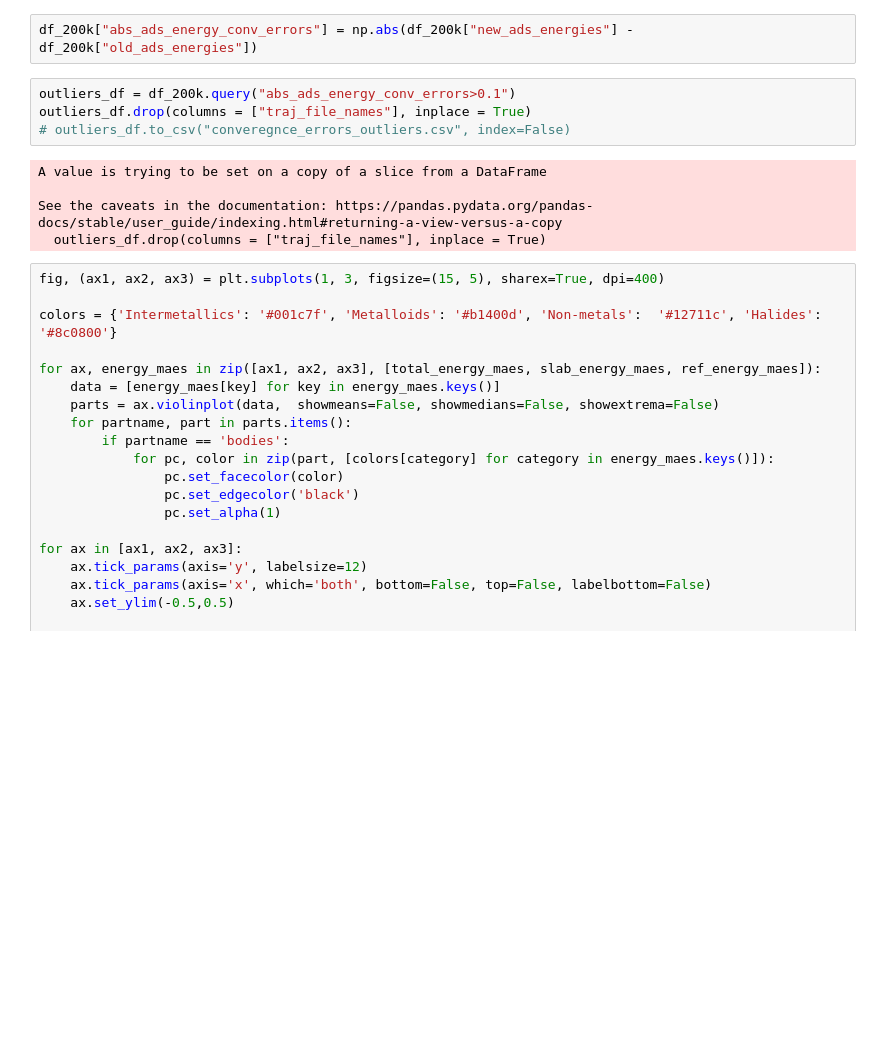
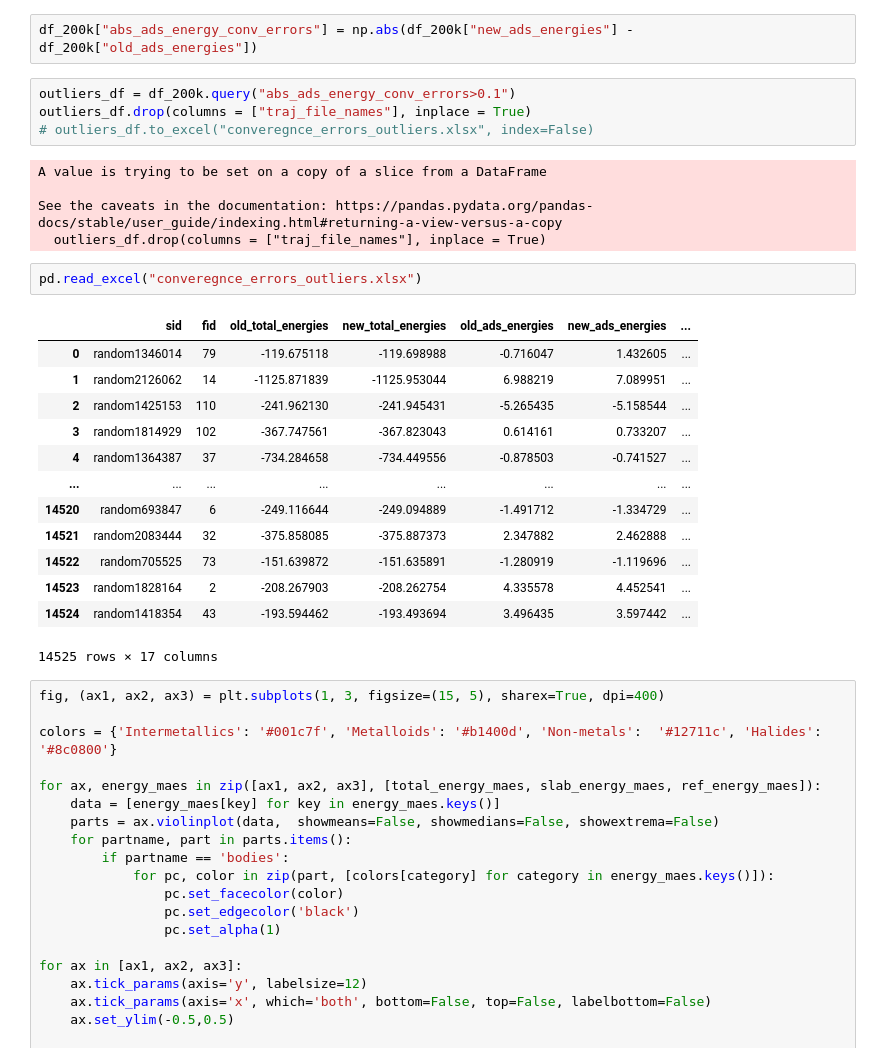
Before and after one commit to kareem-Abdelmaqsoud/error_imbalance_mlps, a Jupyter notebook: figure_4.ipynb, the cells around one changed output. Saved outputs shown, nothing was run; the diff lists cells and outputs as text; blank space fills up the shorter version.

Commit message:
change outliers data to excel instead of csv

```diff
--- a/figure_4.ipynb
+++ b/figure_4.ipynb
@@ -119,12 +119,28 @@ df_200k["abs_ads_energy_conv_errors"] = np.abs(df_200k["new_ads_energies"] - df_
 # %%
 outliers_df = df_200k.query("abs_ads_energy_conv_errors>0.1")
 outliers_df.drop(columns = ["traj_file_names"], inplace = True)
-# outliers_df.to_csv("converegnce_errors_outliers.csv", index=False)
+# outliers_df.to_excel("converegnce_errors_outliers.xlsx", index=False)
 # %% [output]
 A value is trying to be set on a copy of a slice from a DataFrame
 
 See the caveats in the documentation: https://pandas.pydata.org/pandas-docs/stable/user_guide/indexing.html#returning-a-view-versus-a-copy
   outliers_df.drop(columns = ["traj_file_names"], inplace = True)
+# %%
+pd.read_excel("converegnce_errors_outliers.xlsx")
+# %% [output]
+|  | sid | fid | old_total_energies | new_total_energies | old_ads_energies | new_ads_energies | ... |
+| 0 | random1346014 | 79 | -119.675118 | -119.698988 | -0.716047 | 1.432605 | ... |
+| 1 | random2126062 | 14 | -1125.871839 | -1125.953044 | 6.988219 | 7.089951 | ... |
+| 2 | random1425153 | 110 | -241.962130 | -241.945431 | -5.265435 | -5.158544 | ... |
+| 3 | random1814929 | 102 | -367.747561 | -367.823043 | 0.614161 | 0.733207 | ... |
+| 4 | random1364387 | 37 | -734.284658 | -734.449556 | -0.878503 | -0.741527 | ... |
+| ... | ... | ... | ... | ... | ... | ... | ... |
+| 14520 | random693847 | 6 | -249.116644 | -249.094889 | -1.491712 | -1.334729 | ... |
+| 14521 | random2083444 | 32 | -375.858085 | -375.887373 | 2.347882 | 2.462888 | ... |
+| 14522 | random705525 | 73 | -151.639872 | -151.635891 | -1.280919 | -1.119696 | ... |
+| 14523 | random1828164 | 2 | -208.267903 | -208.262754 | 4.335578 | 4.452541 | ... |
+| 14524 | random1418354 | 43 | -193.594462 | -193.493694 | 3.496435 | 3.597442 | ... |
+14525 rows × 17 columns
 # %%
 fig, (ax1, ax2, ax3) = plt.subplots(1, 3, figsize=(15, 5), sharex=True, dpi=400)
 
```
Also changed, not shown: 2 other files.
